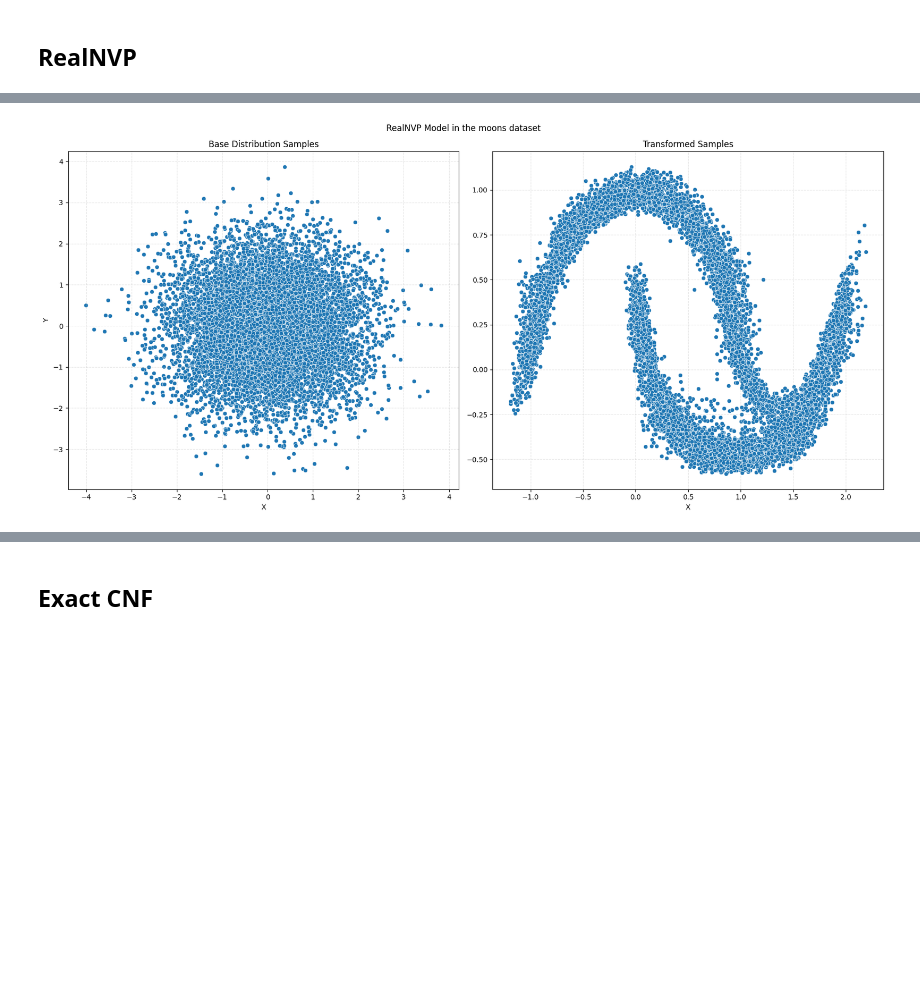
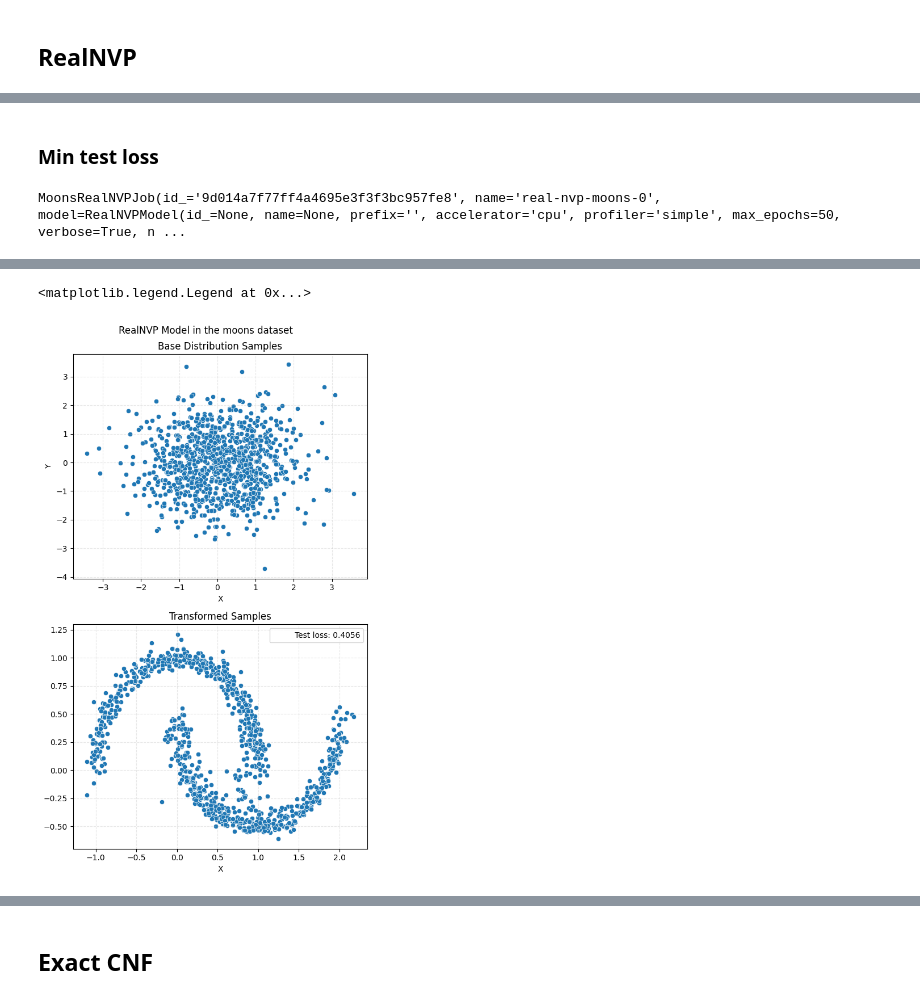
Before and after one commit to lucasbanunes/even-flow-pearl-jam.mp3, a Jupyter notebook: 02_cnf_trace_computation.ipynb, the cells around one changed output, grey strips where cells are left out. Drawn from its saved outputs; the diff is of its cells as text; code cells hidden in the pictures; blank space fills up the shorter version.

```diff
--- a/02_cnf_trace_computation.ipynb
+++ b/02_cnf_trace_computation.ipynb
@@ -5,8 +5,11 @@ import seaborn as sns
 import matplotlib.pyplot as plt
 import mlflow
 mlflow.set_experiment('cnf_trace_computation')
+from itertools import product
 import torch
+from datetime import datetime, timezone
 import numpy as np
+import json
 
 from even_flow.moons.jobs import (
     MoonsTimeEmbeddingMLPCNFJob,
@@ -15,3 +18,6 @@ from even_flow.moons.jobs import (
 from even_flow.moons.dataset import MoonsDataset
 from even_flow.models.cnf import TimeEmbeddingMLPCNFModel
 from even_flow.models.real_nvp import RealNVPModel
+from even_flow.utils import set_logger
+
+logger = set_logger()
@@ -59,2 +61,5 @@ moons_ylim = ax.get_ylim()
 # %% [markdown]
 ## RealNVP
+# %%
+experiment_name = 'Moons Real NVP'
+mlflow.set_experiment(experiment_name)
@@ -94,5 +239,34 @@ AttributeError: 'RealNVPModel' object has no attribute 'replace'
+# %% [markdown]
+### Min test loss
+# %%
+min_nvp_idx = real_nvp_runs_df['metrics.test.loss'].idxmin()
+min_nvp_run = real_nvp_runs_df.loc[min_nvp_idx]
+for job in real_nvp_jobs:
+    if job.id_ == min_nvp_run['run_id']:
+        min_nvp_job = job
+        break
+min_nvp_job
+# %% [output]
+MoonsRealNVPJob(id_='9d014a7f77ff4a4695e3f3f3bc957fe8', name='real-nvp-moons-0', model=RealNVPModel(id_=None, name=None, prefix='', accelerator='cpu', profiler='simple', max_epochs=50, verbose=True, n ...
 # %%
-real_nvp_comparison_plot = realnvp_job.plot_comparison(n_samples=train_samples)
-real_nvp_comparison_plot[0].suptitle('RealNVP Model in the moons dataset')
-real_nvp_comparison_plot[0].tight_layout()
+sample_time_estimation = 100
+n_samples = 1000
+delta = []
+for _ in range(sample_time_estimation):
+    start = datetime.now(timezone.utc).timestamp()
+    min_nvp_job.model.sample((n_samples,))
+    finish = datetime.now(timezone.utc).timestamp()
+    delta.append(finish - start)
+delta = np.array(delta)
+avg = np.mean(delta)
+std = np.std(delta)
+logger.info(f'Average sampling time over {sample_time_estimation} runs: {avg:.5f} ± {std:.5f} seconds')
+
+fig, axes = plt.subplots(2, 1, figsize=(6, 10))
+transformed_samples, base_samples, fig, axes = min_nvp_job.plot_comparison(n_samples=n_samples, axes=axes)
+fig.suptitle('RealNVP Model in the moons dataset')
+fig.tight_layout()
+axes[1].plot([], [], ' ',
+             label=f'Test loss: {min_nvp_run["metrics.test.loss"]:.4f}',)
+axes[1].legend()
 # %% [output]
@@ -99,4 +274,5 @@ real_nvp_comparison_plot[0].tight_layout()
+<matplotlib.legend.Legend at 0x...>
-[figure, old version]
+[figure, new version]
 # %%
 fig, ax = plt.subplots()
 ax.grid(alpha=.3, linestyle='--')
```
Also changed, not shown: parts of 31 cells of this notebook, 11 other files.
